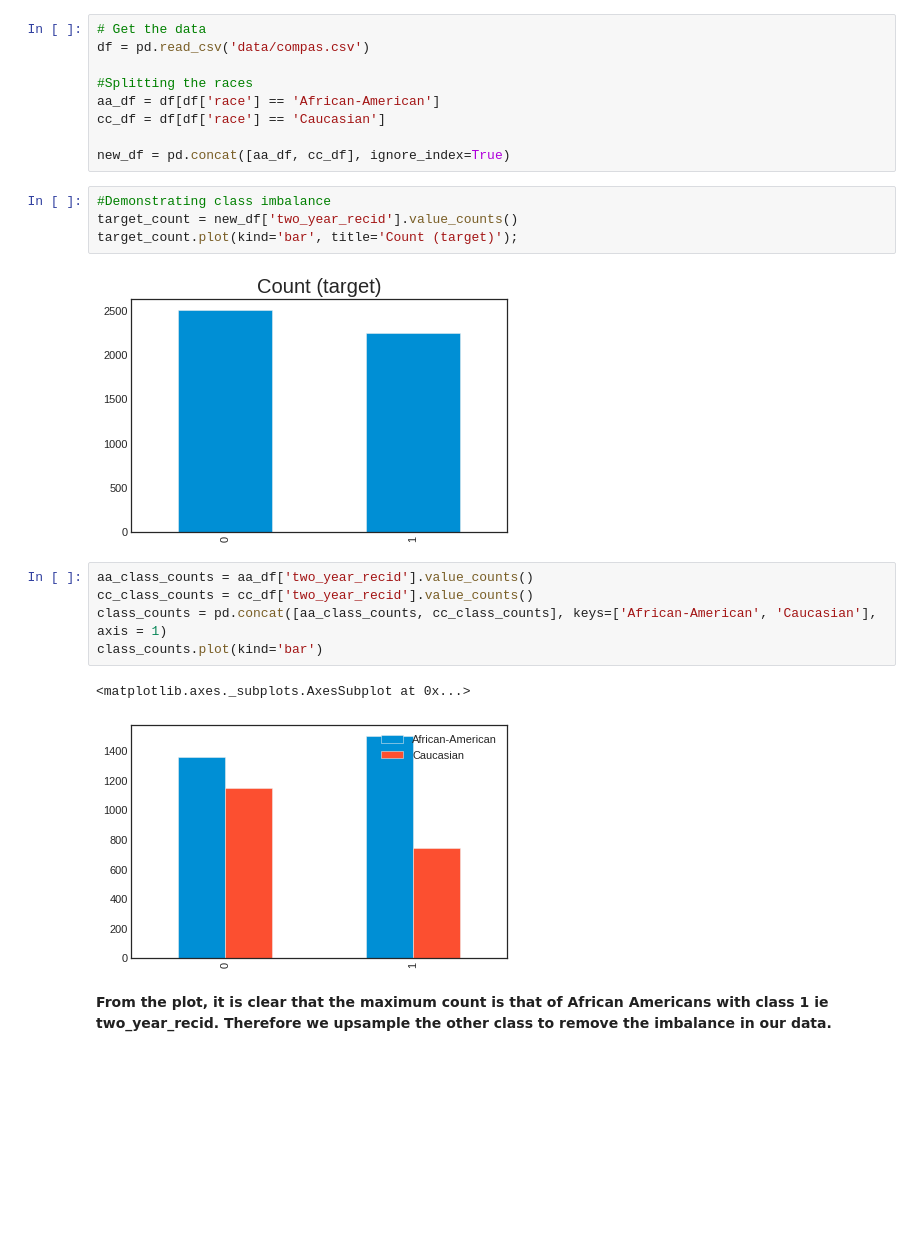
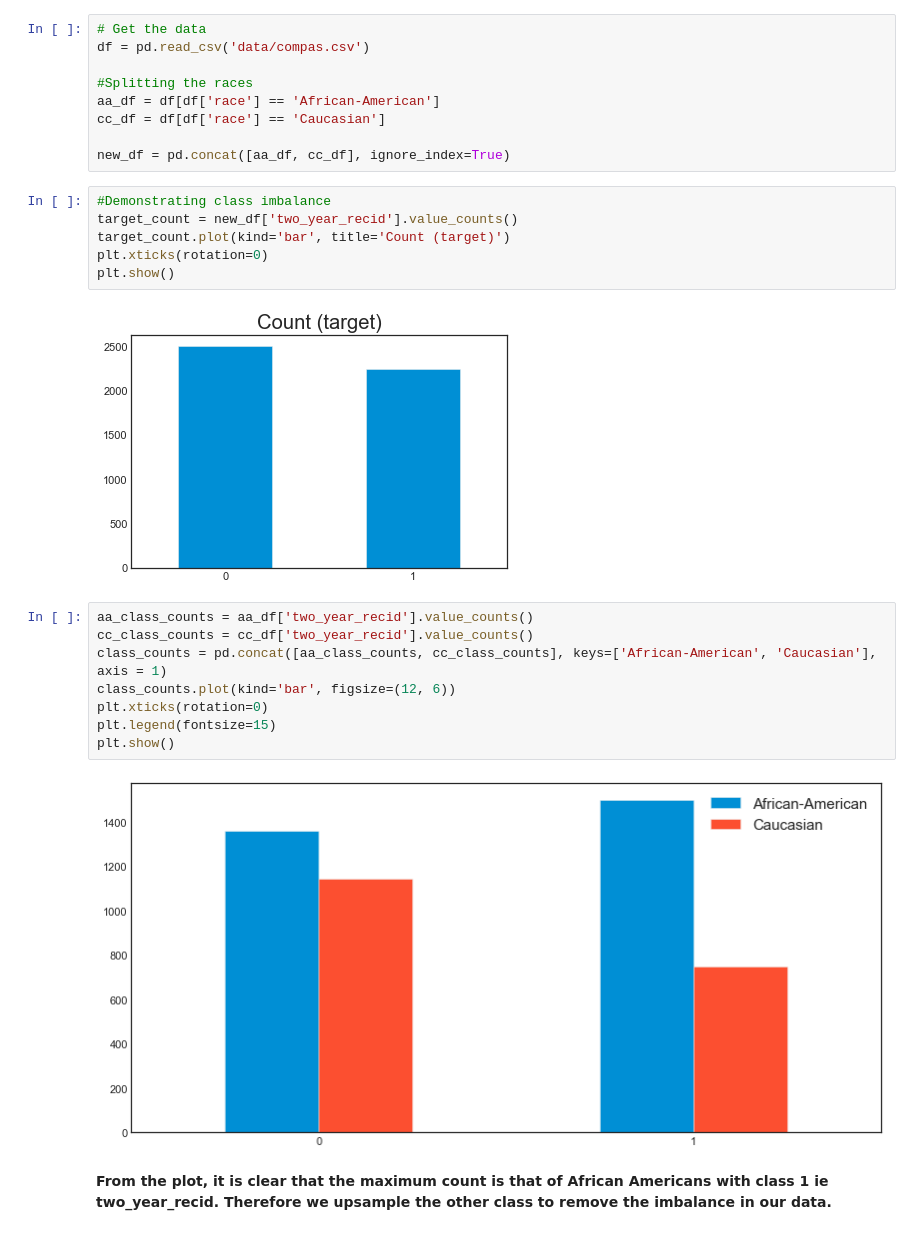
Before and after one commit to Wangsherpa/homeworks, a Jupyter notebook: Homework-3/Homework-3-student.ipynb, the cells around one changed output. Saved outputs shown, nothing was run; the diff lists cells and outputs as text; blank space fills up the shorter version.

```diff
--- a/Homework-3/Homework-3-student.ipynb
+++ b/Homework-3/Homework-3-student.ipynb
@@ -858,17 +859,21 @@ new_df = pd.concat([aa_df, cc_df], ignore_index=True)
 # %%
 #Demonstrating class imbalance
 target_count = new_df['two_year_recid'].value_counts()
-target_count.plot(kind='bar', title='Count (target)');
+target_count.plot(kind='bar', title='Count (target)')
+plt.xticks(rotation=0)
+plt.show()
 # %% [output]
-[figure, old version]
+[figure, new version]
 # %%
 aa_class_counts = aa_df['two_year_recid'].value_counts()
 cc_class_counts = cc_df['two_year_recid'].value_counts()
 class_counts = pd.concat([aa_class_counts, cc_class_counts], keys=['African-American', 'Caucasian'], axis = 1)
-class_counts.plot(kind='bar')
+class_counts.plot(kind='bar', figsize=(12, 6))
+plt.xticks(rotation=0)
+plt.legend(fontsize=15)
+plt.show()
 # %% [output]
-<matplotlib.axes._subplots.AxesSubplot at 0x...>
-[figure, old version]
+[figure, new version]
 # %% [markdown]
 **From the plot, it is clear that the maximum count is that of African Americans with class 1 ie two_year_recid. Therefore we upsample the other class to remove the imbalance in our data.**
 # %%
```
Also changed, not shown: parts of 23 cells of this notebook.
